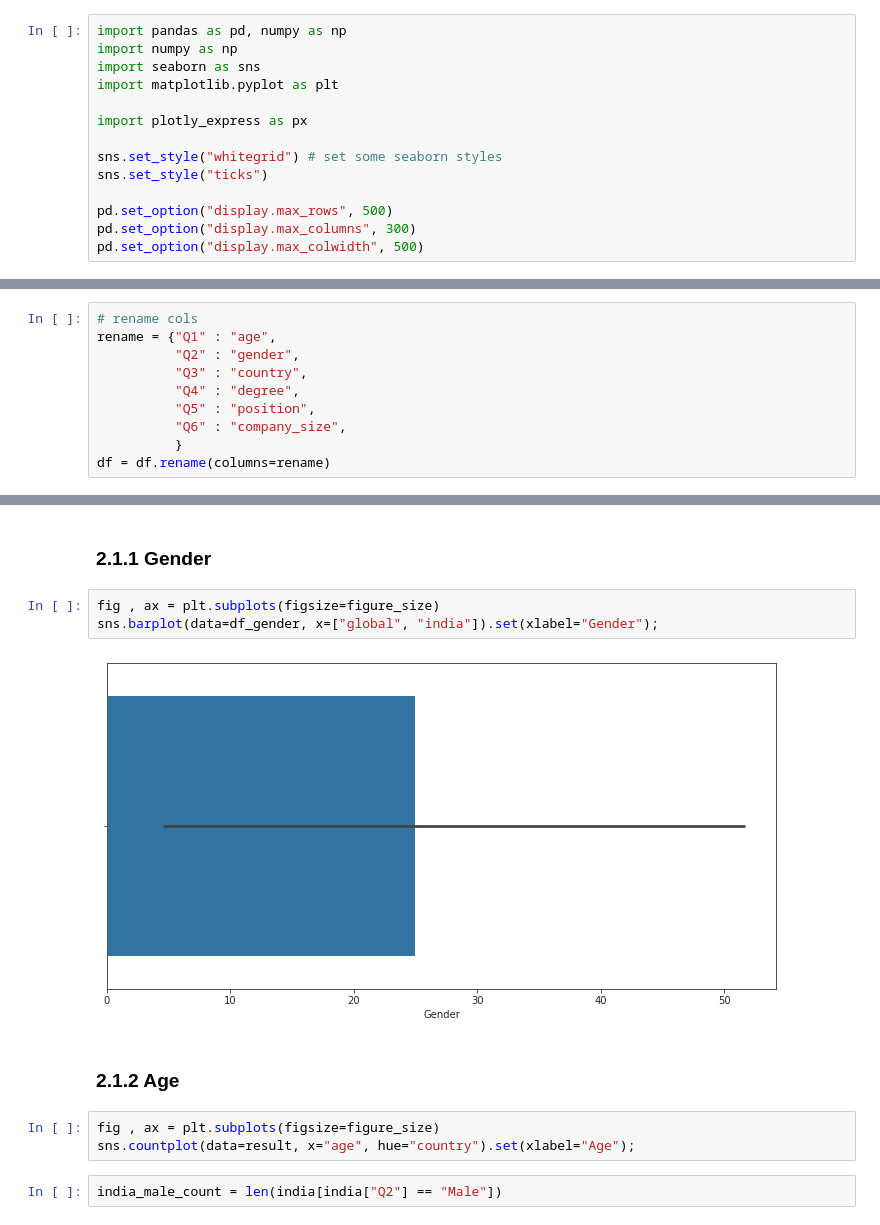
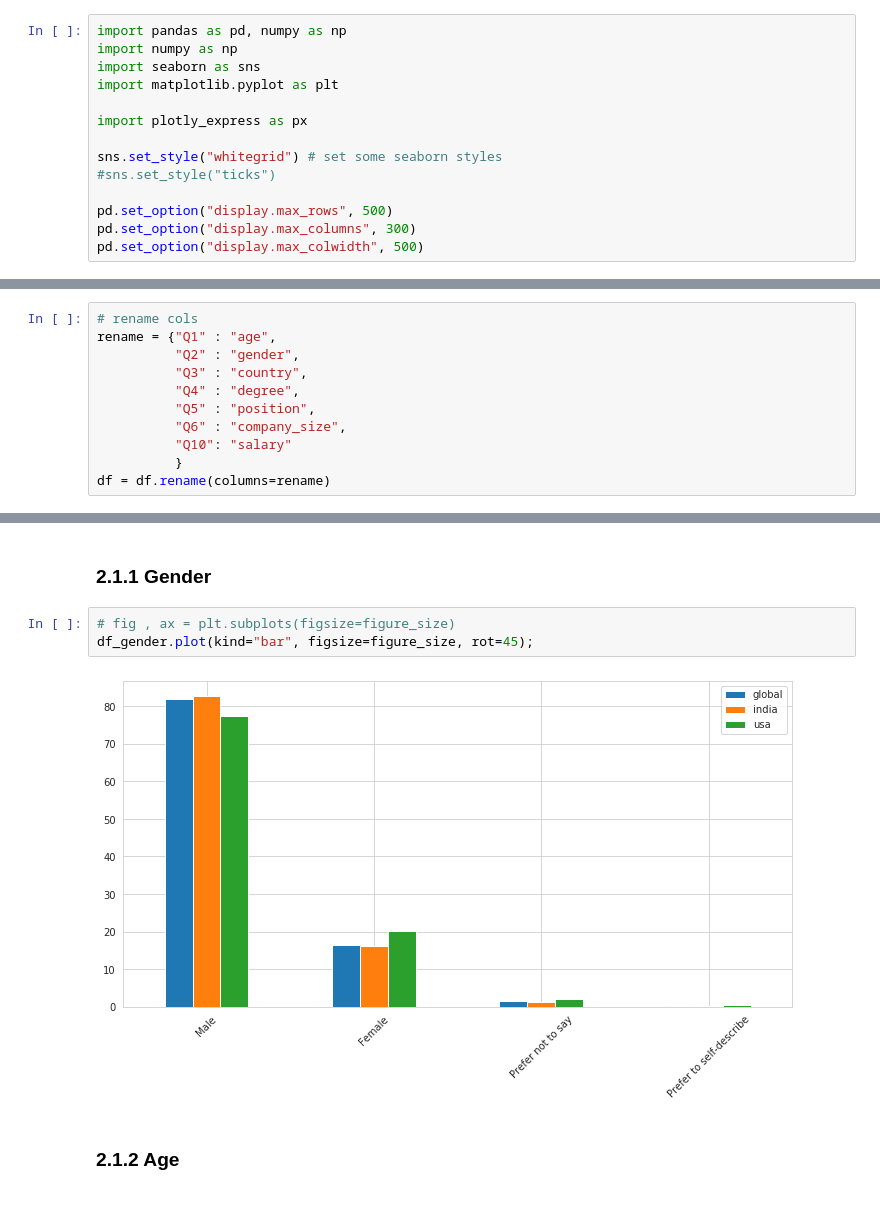
Before and after one commit to laurakah/BattleOfTheGiants, a Jupyter notebook: notebooks/battle-of-giants-georgioskp.ipynb, the cells around one changed output, grey strips where cells are left out. Cells and saved outputs as stored; diff of their text form.

```diff
--- a/notebooks/battle-of-giants-georgioskp.ipynb
+++ b/notebooks/battle-of-giants-georgioskp.ipynb
@@ -9,7 +9,7 @@ import matplotlib.pyplot as plt
 import plotly_express as px
 
 sns.set_style("whitegrid") # set some seaborn styles
-sns.set_style("ticks")
+#sns.set_style("ticks")
 
 pd.set_option("display.max_rows", 500)
 pd.set_option("display.max_columns", 300)
@@ -91,6 +91,7 @@ rename = {"Q1" : "age",
           "Q4" : "degree",
           "Q5" : "position",
           "Q6" : "company_size",
+          "Q10": "salary"
           }
 df = df.rename(columns=rename)
 # %% [markdown]
@@ -134,15 +135,10 @@ df_gender
 figure_size = (12,6)
 # %% [markdown]
 ### 2.1.1 Gender
-# %%
-fig , ax = plt.subplots(figsize=figure_size)
-sns.barplot(data=df_gender, x=["global", "india"]).set(xlabel="Gender");
-# %% [output]
-[figure, removed]
+# %%
+# fig , ax = plt.subplots(figsize=figure_size)
+df_gender.plot(kind="bar", figsize=figure_size, rot=45);
+# %% [output]
+[figure, added]
 # %% [markdown]
 ### 2.1.2 Age
-# %%
-fig , ax = plt.subplots(figsize=figure_size)
-sns.countplot(data=result, x="age", hue="country").set(xlabel="Age");
-# %%
-india_male_count = len(india[india["Q2"] == "Male"])
```
Also changed, not shown: parts of 26 cells of this notebook.
